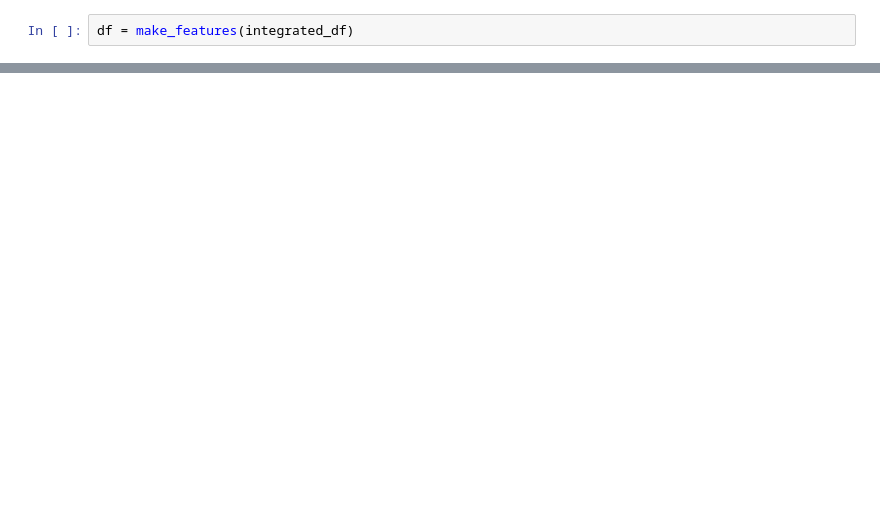
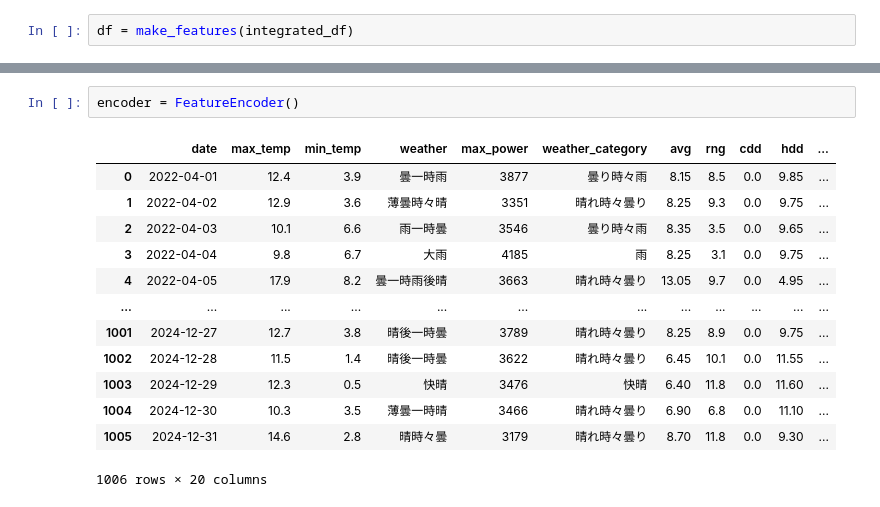
Before and after one commit to ryo19-96/power-forecasting-mlops, a Jupyter notebook: pipeline/model/mvp.ipynb, the cells around one changed output, grey strips where cells are left out. Cells and saved outputs as stored; diff of their text form; blank space fills up the shorter version.

```diff
--- a/pipeline/model/mvp.ipynb
+++ b/pipeline/model/mvp.ipynb
@@ -257,0 +315,16 @@ df = make_features(integrated_df)
+# %%
+encoder = FeatureEncoder()
+# %% [output]
+|  | date | max_temp | min_temp | weather | max_power | weather_category | avg | rng | cdd | hdd | ... |
+| 0 | 2022-04-01 | 12.4 | 3.9 | 曇一時雨 | 3877 | 曇り時々雨 | 8.15 | 8.5 | 0.0 | 9.85 | ... |
+| 1 | 2022-04-02 | 12.9 | 3.6 | 薄曇時々晴 | 3351 | 晴れ時々曇り | 8.25 | 9.3 | 0.0 | 9.75 | ... |
+| 2 | 2022-04-03 | 10.1 | 6.6 | 雨一時曇 | 3546 | 曇り時々雨 | 8.35 | 3.5 | 0.0 | 9.65 | ... |
+| 3 | 2022-04-04 | 9.8 | 6.7 | 大雨 | 4185 | 雨 | 8.25 | 3.1 | 0.0 | 9.75 | ... |
+| 4 | 2022-04-05 | 17.9 | 8.2 | 曇一時雨後晴 | 3663 | 晴れ時々曇り | 13.05 | 9.7 | 0.0 | 4.95 | ... |
+| ... | ... | ... | ... | ... | ... | ... | ... | ... | ... | ... | ... |
+| 1001 | 2024-12-27 | 12.7 | 3.8 | 晴後一時曇 | 3789 | 晴れ時々曇り | 8.25 | 8.9 | 0.0 | 9.75 | ... |
+| 1002 | 2024-12-28 | 11.5 | 1.4 | 晴後一時曇 | 3622 | 晴れ時々曇り | 6.45 | 10.1 | 0.0 | 11.55 | ... |
+| 1003 | 2024-12-29 | 12.3 | 0.5 | 快晴 | 3476 | 快晴 | 6.40 | 11.8 | 0.0 | 11.60 | ... |
+| 1004 | 2024-12-30 | 10.3 | 3.5 | 薄曇一時晴 | 3466 | 晴れ時々曇り | 6.90 | 6.8 | 0.0 | 11.10 | ... |
+| 1005 | 2024-12-31 | 14.6 | 2.8 | 晴時々曇 | 3179 | 晴れ時々曇り | 8.70 | 11.8 | 0.0 | 9.30 | ... |
+1006 rows × 20 columns
```
Also changed, not shown: parts of 4 cells of this notebook, 4 other files.
